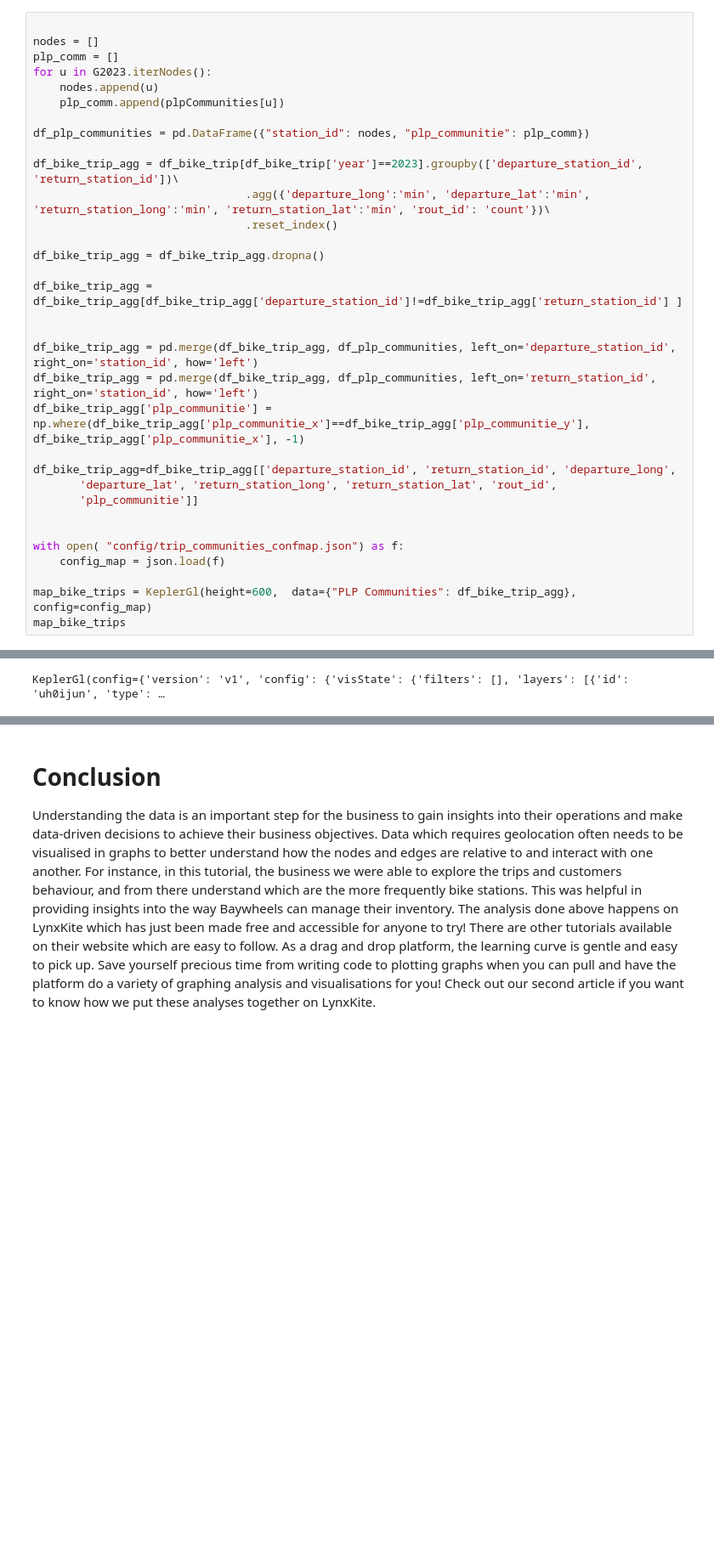
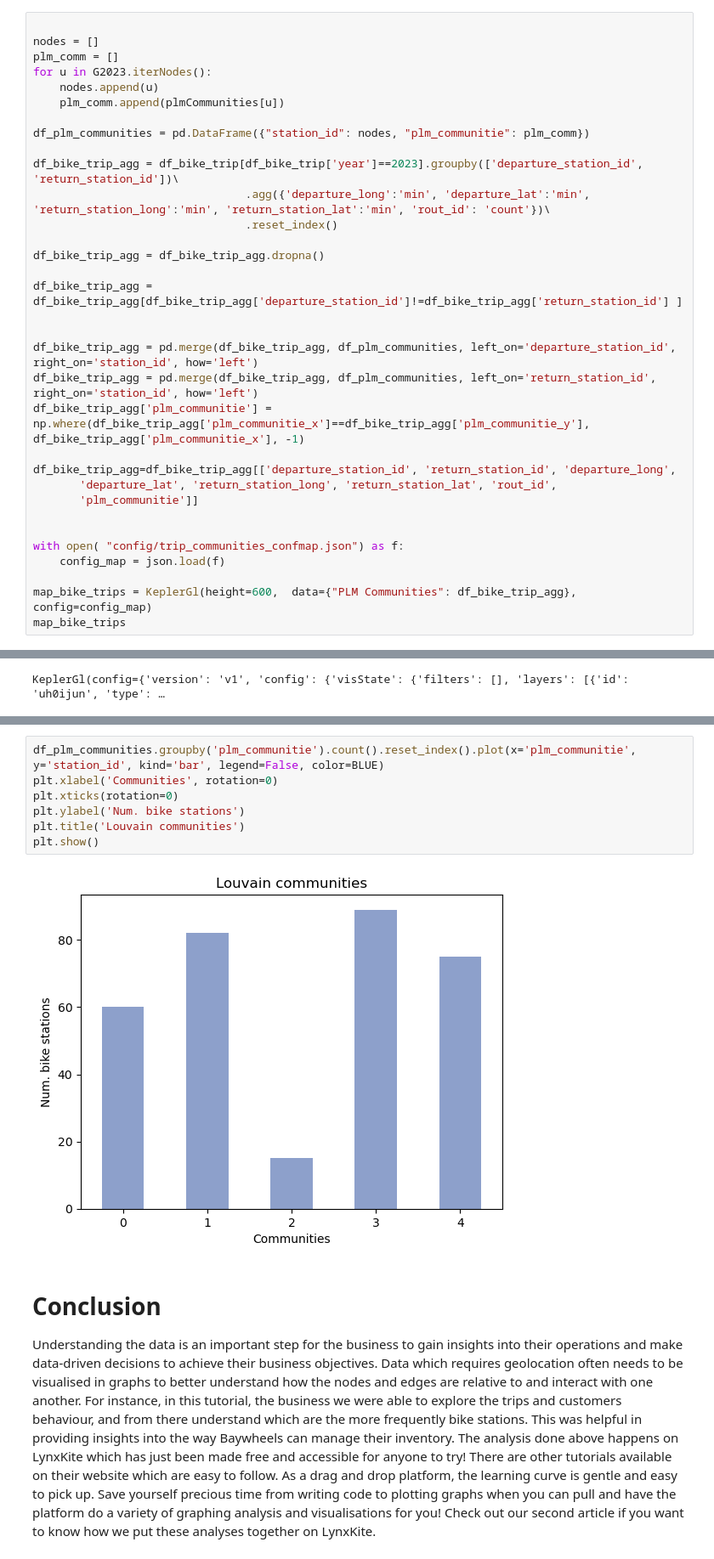
Before and after one commit to Guillin/bike-sharing, a Jupyter notebook: network-analysis.ipynb, the cells around one changed output, grey strips where cells are left out. Shown at 85% size. Saved outputs shown, nothing was run; the diff lists cells and outputs as text; blank space fills up the shorter version.

```diff
--- a/network-analysis.ipynb
+++ b/network-analysis.ipynb
@@ -604,12 +554,12 @@ plp_communities = plp_partition.getVector()
 # %%
 
 nodes = []
-plp_comm = []
+plm_comm = []
 for u in G2023.iterNodes():
     nodes.append(u)
-    plp_comm.append(plpCommunities[u])
+    plm_comm.append(plmCommunities[u])
 
-df_plp_communities = pd.DataFrame({"station_id": nodes, "plp_communitie": plp_comm})
+df_plm_communities = pd.DataFrame({"station_id": nodes, "plm_communitie": plm_comm})
 
 df_bike_trip_agg = df_bike_trip[df_bike_trip['year']==2023].groupby(['departure_station_id', 'return_station_id'])\
                                 .agg({'departure_long':'min', 'departure_lat':'min', 'return_station_long':'min', 'return_station_lat':'min', 'rout_id': 'count'})\
@@ -620,19 +570,19 @@ df_bike_trip_agg = df_bike_trip_agg.dropna()
 df_bike_trip_agg = df_bike_trip_agg[df_bike_trip_agg['departure_station_id']!=df_bike_trip_agg['return_station_id'] ]
 
 
-df_bike_trip_agg = pd.merge(df_bike_trip_agg, df_plp_communities, left_on='departure_station_id', right_on='station_id', how='left')
-df_bike_trip_agg = pd.merge(df_bike_trip_agg, df_plp_communities, left_on='return_station_id', right_on='station_id', how='left')
-df_bike_trip_agg['plp_communitie'] = np.where(df_bike_trip_agg['plp_communitie_x']==df_bike_trip_agg['plp_communitie_y'], df_bike_trip_agg['plp_communitie_x'], -1)
+df_bike_trip_agg = pd.merge(df_bike_trip_agg, df_plm_communities, left_on='departure_station_id', right_on='station_id', how='left')
+df_bike_trip_agg = pd.merge(df_bike_trip_agg, df_plm_communities, left_on='return_station_id', right_on='station_id', how='left')
+df_bike_trip_agg['plm_communitie'] = np.where(df_bike_trip_agg['plm_communitie_x']==df_bike_trip_agg['plm_communitie_y'], df_bike_trip_agg['plm_communitie_x'], -1)
 
 df_bike_trip_agg=df_bike_trip_agg[['departure_station_id', 'return_station_id', 'departure_long',
        'departure_lat', 'return_station_long', 'return_station_lat', 'rout_id',
-       'plp_communitie']]
+       'plm_communitie']]
 
 
 with open( "config/trip_communities_confmap.json") as f:
     config_map = json.load(f)
 
-map_bike_trips = KeplerGl(height=600,  data={"PLP Communities": df_bike_trip_agg}, config=config_map)
+map_bike_trips = KeplerGl(height=600,  data={"PLM Communities": df_bike_trip_agg}, config=config_map)
 map_bike_trips
 # %% [output]
 User Guide: https://docs.kepler.gl/docs/keplergl-jupyter
@@ -644,3 +594,12 @@ This means that bike trips inside these communities are higher than the bike tri
+# %%
+df_plm_communities.groupby('plm_communitie').count().reset_index().plot(x='plm_communitie', y='station_id', kind='bar', legend=False, color=BLUE)
+plt.xlabel('Communities', rotation=0)
+plt.xticks(rotation=0)
+plt.ylabel('Num. bike stations')
+plt.title('Louvain communities')
+plt.show()
+# %% [output]
+[figure, added]
 # %% [markdown]
 # Conclusion
 Understanding the data is an important step for the business to gain insights into their operations and make data-driven decisions to achieve their business objectives. Data which requires geolocation often needs to be visualised in graphs to better understand how the nodes and edges are relative to and interact with one another.
```
Also changed, not shown: parts of 38 cells of this notebook, 1 other file.
